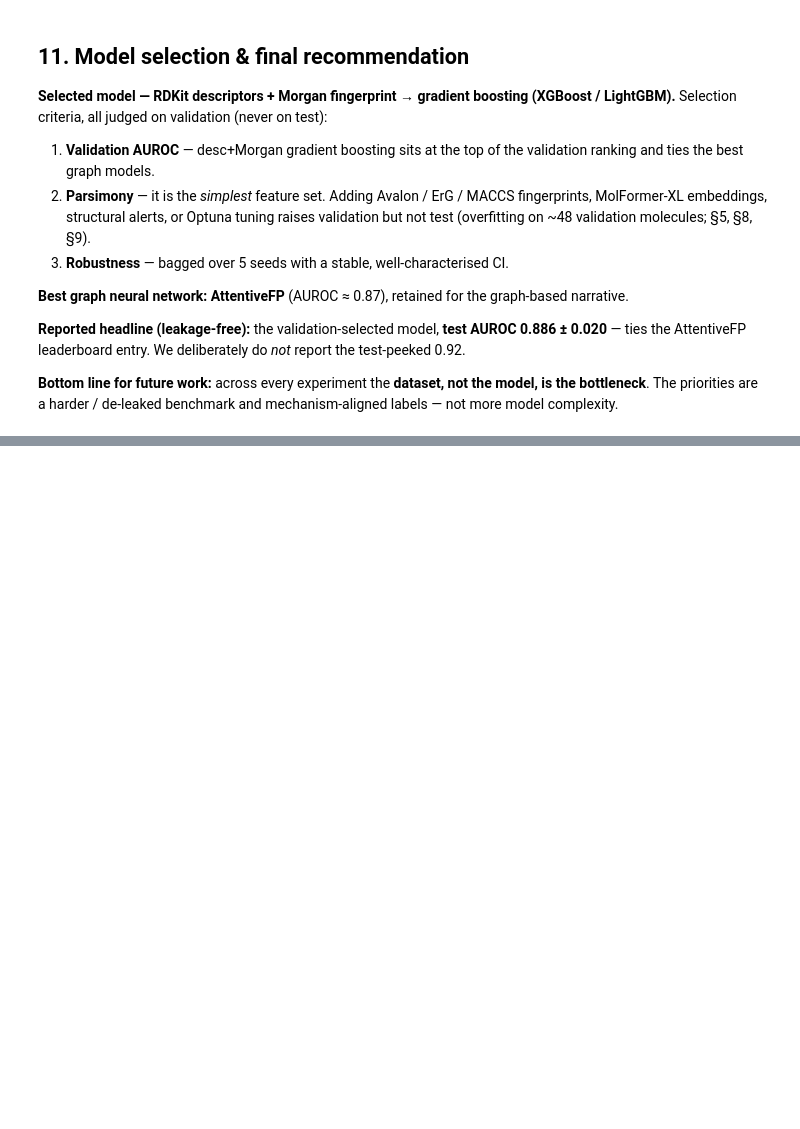
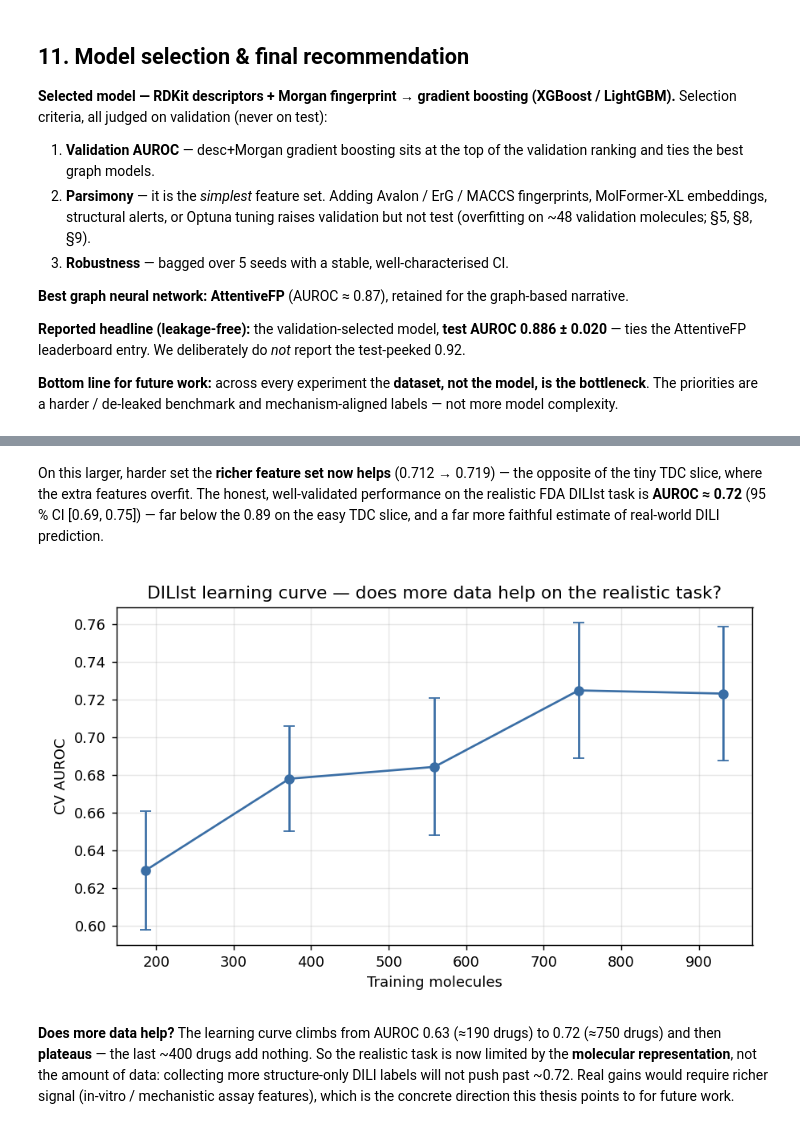
Before and after one commit to ImSifat7/Prediction-of-Drug-Induced-Liver-Injury-DILI-Using-Graph-Based-Machine-Learning-Models-, a Jupyter notebook: DILI_project_notebook.ipynb, the cells around one changed output, grey strips where cells are left out. Saved outputs shown, nothing was run; the diff lists cells and outputs as text; code cells hidden in the pictures; blank space fills up the shorter version.

```diff
--- a/DILI_project_notebook.ipynb
+++ b/DILI_project_notebook.ipynb
@@ -583,0 +612,18 @@ mechanism-aligned labels — not more model complexity.
+# %% [markdown]
+On this larger, harder set the **richer feature set now helps** (0.712 → 0.719) — the
+opposite of the tiny TDC slice, where the extra features overfit. The honest,
+well-validated performance on the realistic FDA DILIst task is **AUROC ≈ 0.72**
+(95 % CI [0.69, 0.75]) — far below the 0.89 on the easy TDC slice, and a far more
+faithful estimate of real-world DILI prediction.
+# %%
+from IPython.display import Image, display
+display(Image(filename=str(RESULTS / "dilist_learning_curve.png")))
+# %% [output]
+[figure, added]
+# %% [markdown]
+**Does more data help?** The learning curve climbs from AUROC 0.63 (≈190 drugs) to
+0.72 (≈750 drugs) and then **plateaus** — the last ~400 drugs add nothing. So the
+realistic task is now limited by the **molecular representation**, not the amount of
+data: collecting more structure-only DILI labels will not push past ~0.72.
+Real gains would require richer signal (in-vitro / mechanistic assay features),
+which is the concrete direction this thesis points to for future work.
```
Also changed, not shown: parts of 7 cells of this notebook, 10 other files.
